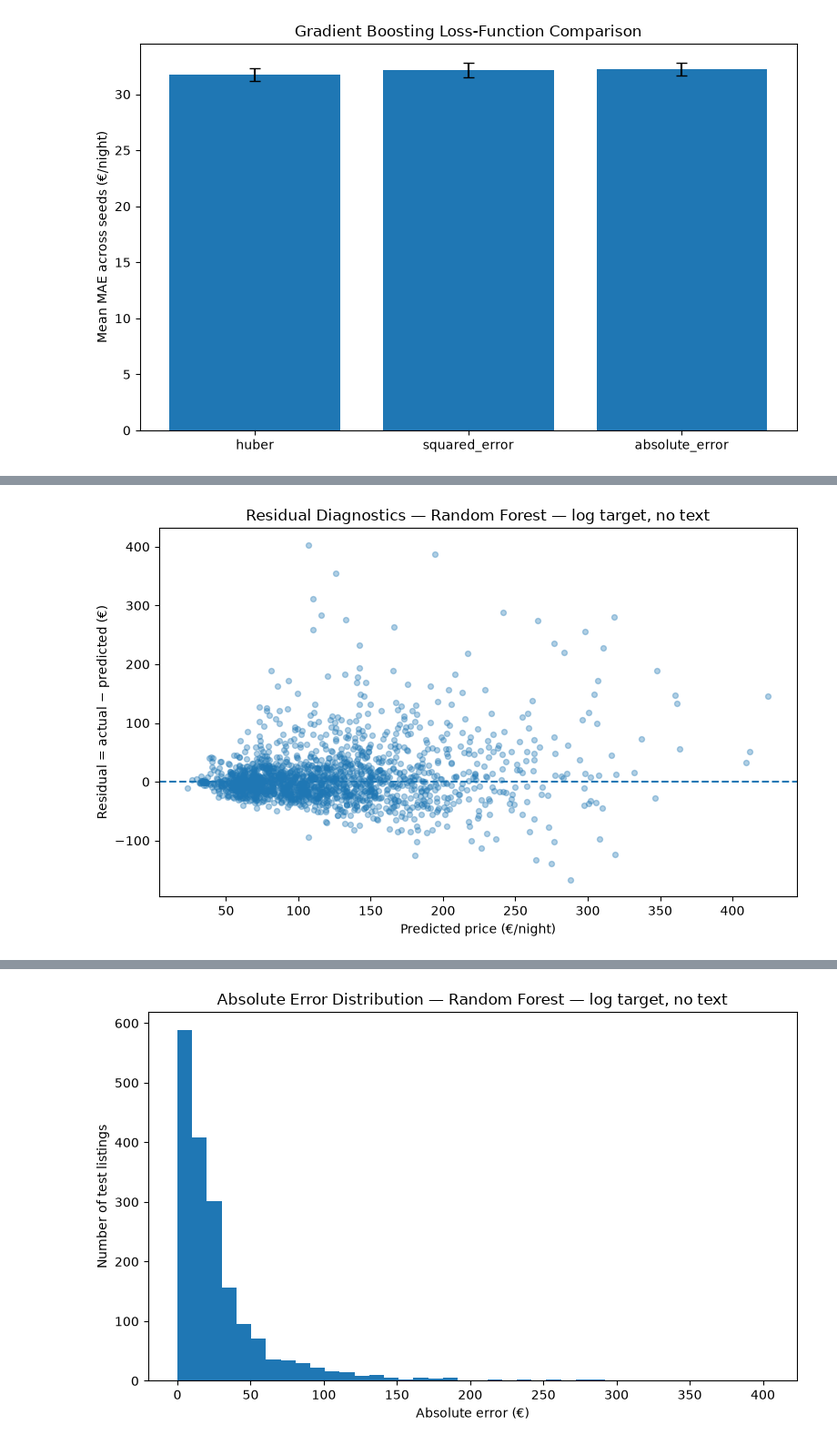
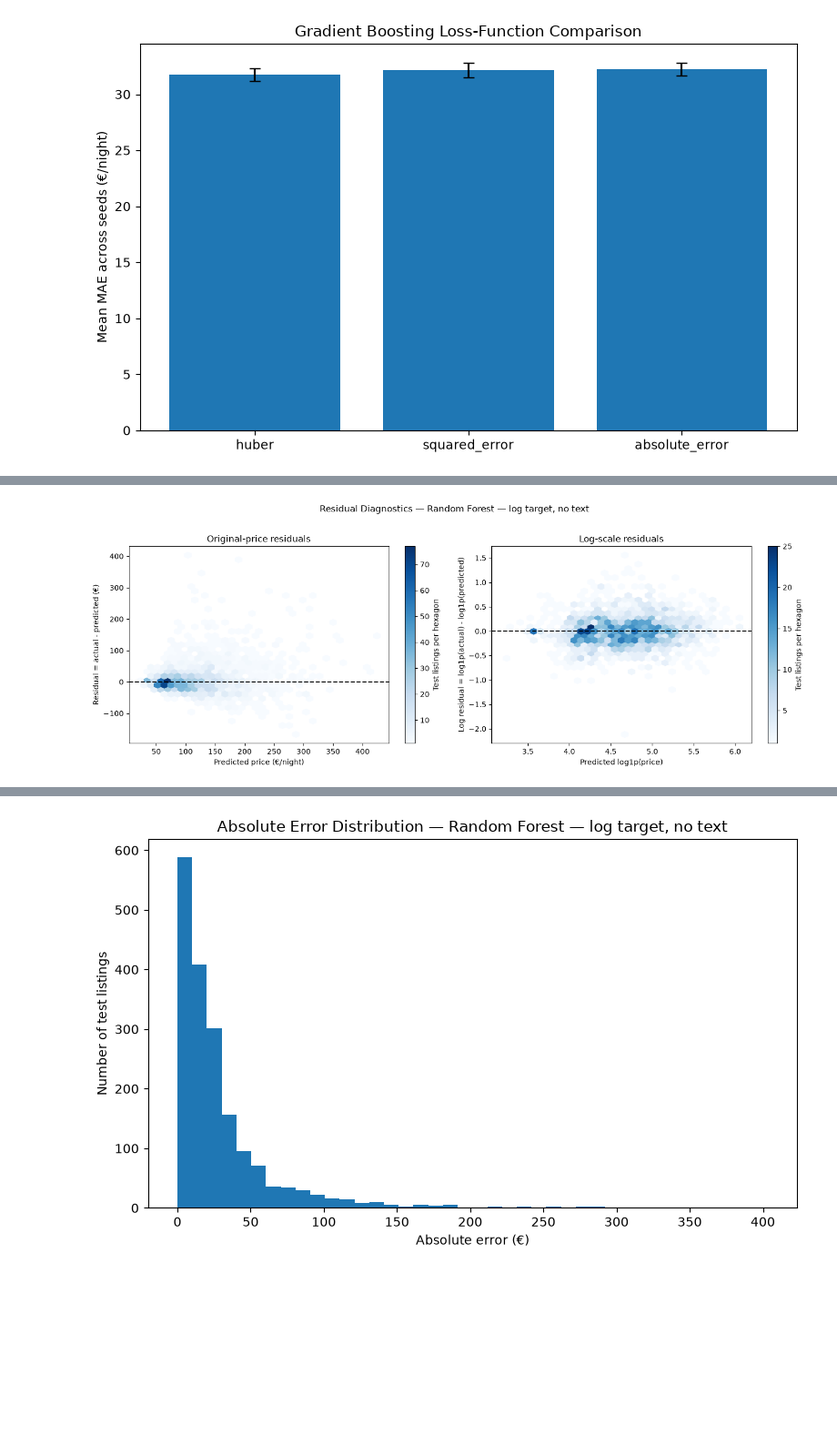
Before and after one commit to yazalj/airbnb-price-prediction-berlin, a Jupyter notebook: notebooks/03_modeling.ipynb, the cells around one changed output, grey strips where cells are left out. Shown at 91% size. Cells and saved outputs as stored; diff of their text form; code cells hidden in the pictures; blank space fills up the shorter version.

```diff
--- a/notebooks/03_modeling.ipynb
+++ b/notebooks/03_modeling.ipynb
@@ -1522,12 +1533,41 @@ plt.show()
 # %%
 residuals = y_test.to_numpy() - final_pred
-fig, ax = plt.subplots(figsize=(8, 5))
-ax.scatter(final_pred, residuals, alpha=0.35, s=18)
-ax.axhline(0, linestyle="--")
-ax.set_xlabel("Predicted price (€/night)")
-ax.set_ylabel("Residual = actual − predicted (€)")
-ax.set_title(f"Residual Diagnostics — {final_model_name}")
+log_actual = np.log1p(y_test.to_numpy())
+log_predicted = np.log1p(np.clip(final_pred, a_min=0, a_max=None))
+log_residuals = log_actual - log_predicted
+
+fig, axes = plt.subplots(1, 2, figsize=(14, 5))
+
+original_hexbin = axes[0].hexbin(
+    final_pred,
+    residuals,
+    gridsize=35,
+    mincnt=1,
+    cmap="Blues",
+)
+axes[0].axhline(0, linestyle="--", color="black")
+axes[0].set_xlabel("Predicted price (€/night)")
+axes[0].set_ylabel("Residual = actual - predicted (€)")
+axes[0].set_title("Original-price residuals")
+original_colorbar = fig.colorbar(original_hexbin, ax=axes[0])
+original_colorbar.set_label("Test listings per hexagon")
+
+log_hexbin = axes[1].hexbin(
+    log_predicted,
+    log_residuals,
+    gridsize=35,
+    mincnt=1,
+    cmap="Blues",
+)
+axes[1].axhline(0, linestyle="--", color="black")
+axes[1].set_xlabel("Predicted log1p(price)")
+axes[1].set_ylabel("Log residual = log1p(actual) - log1p(predicted)")
+axes[1].set_title("Log-scale residuals")
+log_colorbar = fig.colorbar(log_hexbin, ax=axes[1])
+log_colorbar.set_label("Test listings per hexagon")
+
+fig.suptitle(f"Residual Diagnostics — {final_model_name}", y=1.02)
 fig.tight_layout()
 plt.show()
 # %% [output]
-[figure, old version]
+[figure, new version]
```
Also changed, not shown: parts of 9 cells of this notebook, 2 other files.
